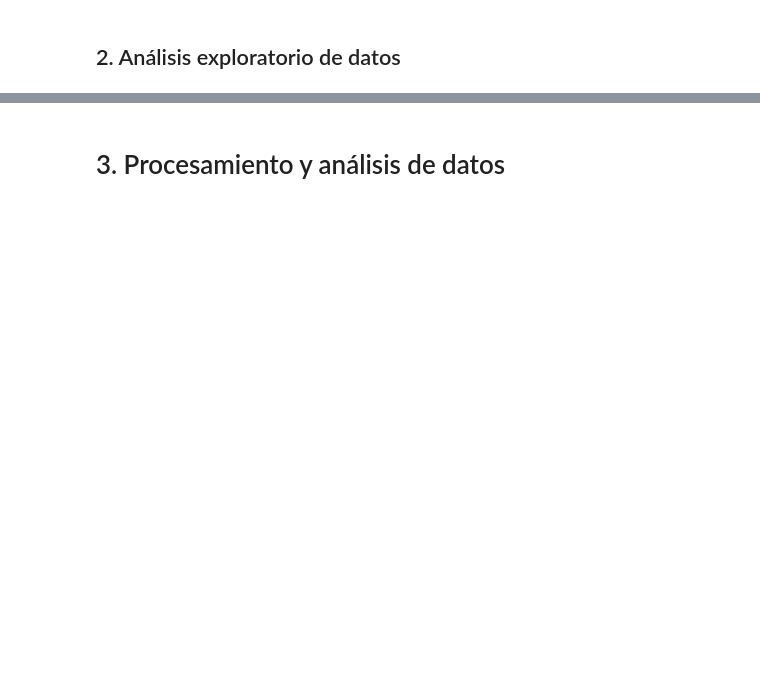
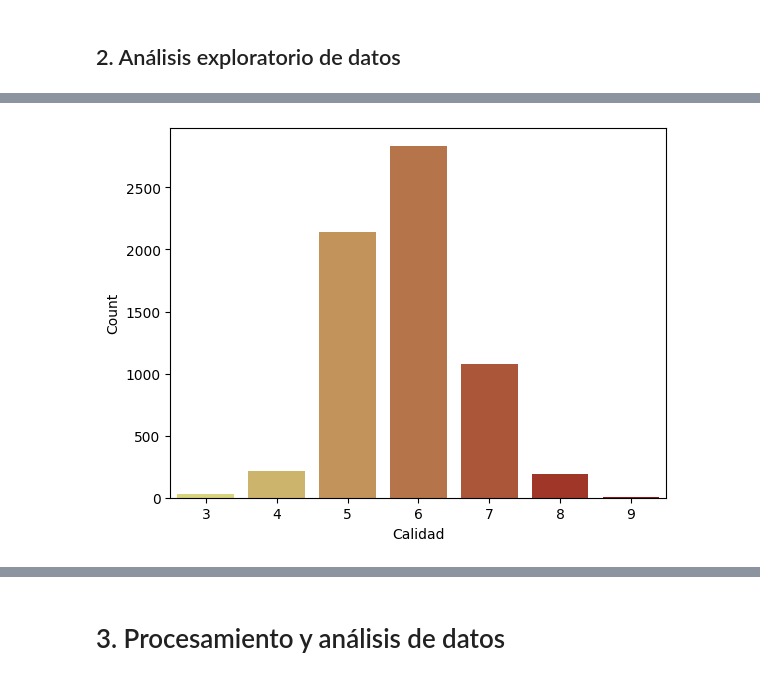
Before and after one commit to MartinO32/procesamiento_de_datos_G11_ISPC, a Jupyter notebook: Proyecto_Final.ipynb, the cells around one changed output, grey strips where cells are left out. Saved outputs shown, nothing was run; the diff lists cells and outputs as text; code cells hidden in the pictures; blank space fills up the shorter version.

```diff
--- a/Proyecto_Final.ipynb
+++ b/Proyecto_Final.ipynb
@@ -139,6 +323,8 @@ cantidad_por_calidad
 # %%
-sns.countplot(data=df_vinos, x='calidad')
+sns.countplot(data=df_vinos, x='calidad', palette="blend:#e8e06e,#a90202")
 plt.xlabel('Calidad')
 plt.ylabel('Count')
 plt.show()
+# %% [output]
+[figure, added]
 # %%
```
Also changed, not shown: parts of 39 cells of this notebook, 2 other files.
